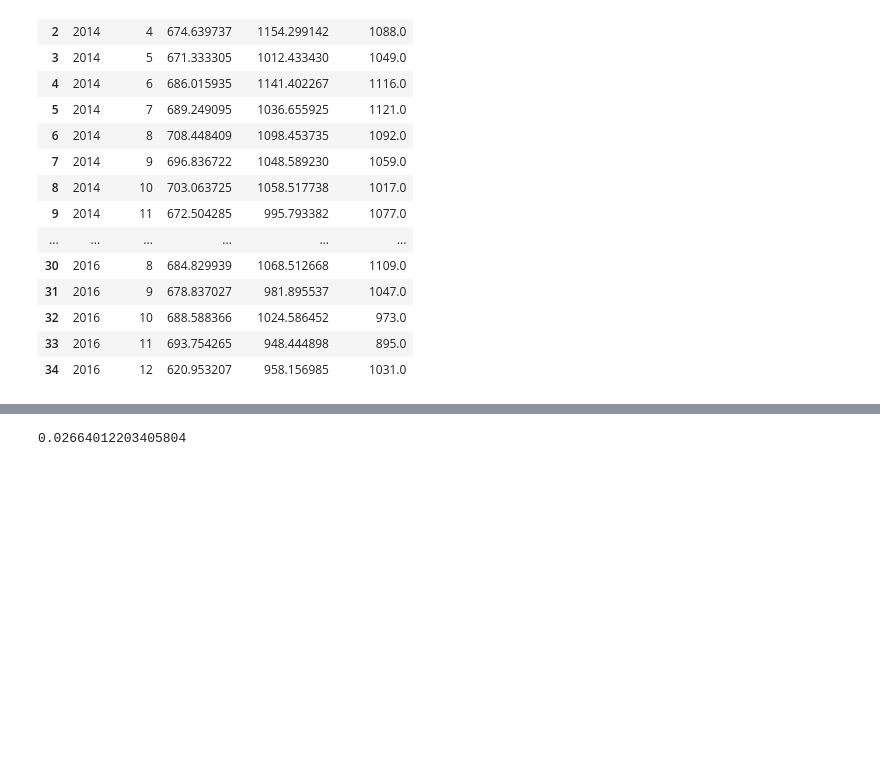
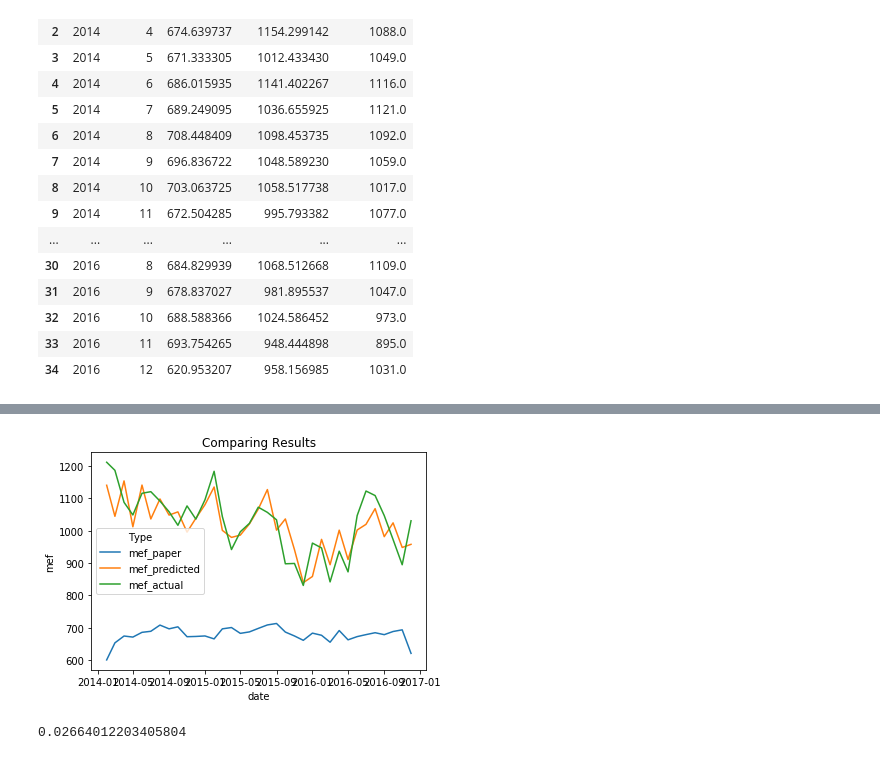
Before and after one commit to amy-wang/thesis2, a Jupyter notebook: reimplement_paper/mefs/uwo-thesis-data1.ipynb, the cells around one changed output, grey strips where cells are left out. Cells and saved outputs as stored; diff of their text form; code cells hidden in the pictures; blank space fills up the shorter version.

Commit message:
added graph

```diff
--- a/reimplement_paper/mefs/uwo-thesis-data1.ipynb
+++ b/reimplement_paper/mefs/uwo-thesis-data1.ipynb
@@ -146,3 +146,11 @@ df_compare
 | 32 | 2016 | 10 | 688.588366 | 1024.586452 | 973.0 |
 | 33 | 2016 | 11 | 693.754265 | 948.444898 | 895.0 |
 | 34 | 2016 | 12 | 620.953207 | 958.156985 | 1031.0 |
+# %%
+df_graph = df_compare.melt(id_vars=["year", "month"],
+        var_name="Type",
+        value_name="mef")
+
+df_graph['date'] = df_graph["year"].astype(str) + "-" + df_graph["month"].astype(str)
+df_graph['date'] = pd.to_datetime(df_graph['date'])
+df_graph
@@ -149,3 +171,10 @@ df_compare
+# %%
+sns.lineplot(x='date', y="mef", hue="Type", data=df_graph)
+
+plt.title("Comparing Results")
+plt.show()
+# %% [output]
+[figure, added]
 # %%
 # Error from the paper compared to the real value
 temp = pd.DataFrame()
```
Also changed, not shown: parts of 2 cells of this notebook.
